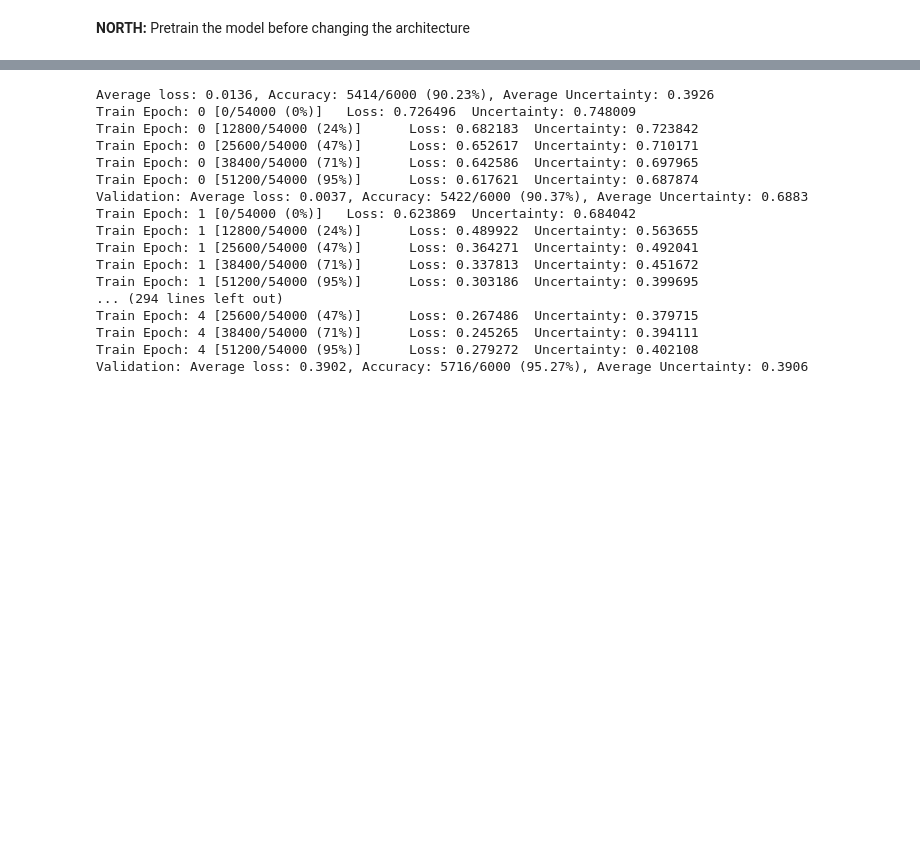
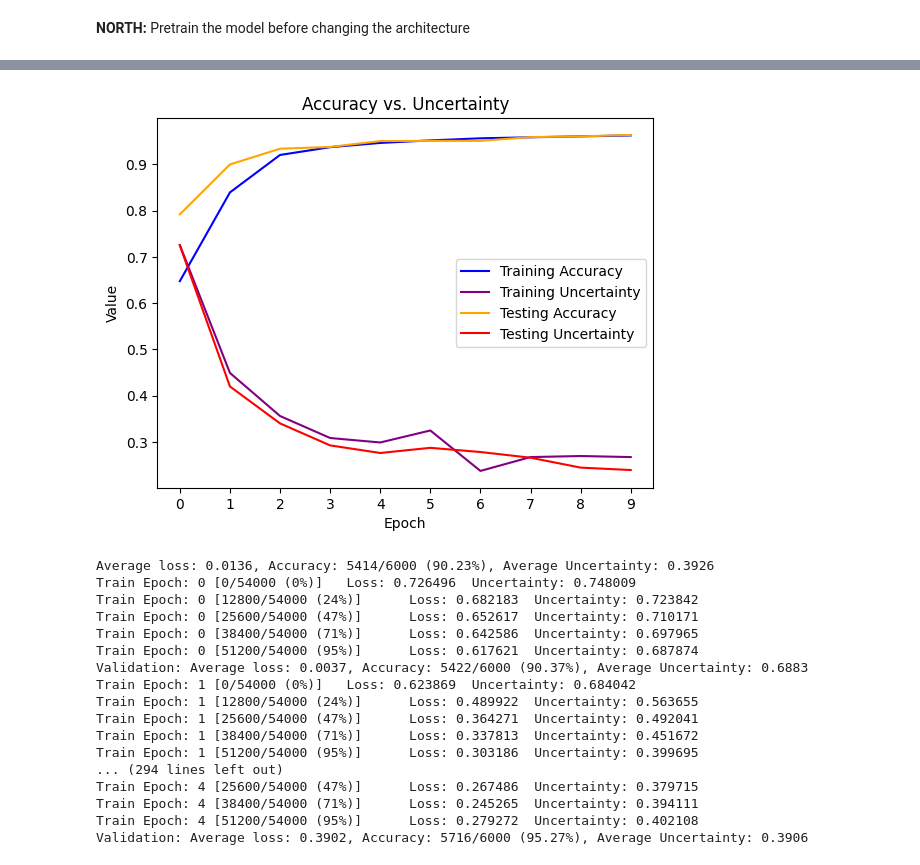
Before and after one commit to rhit-luttredn/SAD-NNs, a Jupyter notebook: sad_nns/north_and_edl_working.ipynb, the cells around one changed output, grey strips where cells are left out. Cells and saved outputs as stored; diff of their text form; code cells hidden in the pictures; blank space fills up the shorter version.

```diff
--- a/sad_nns/north_and_edl_working.ipynb
+++ b/sad_nns/north_and_edl_working.ipynb
@@ -41,6 +41,7 @@ optimizer = torch.optim.SGD(model.parameters(), lr=0.01)
 # Add EDL Loss Function
 # KLDivergenceLoss, MaximumLikelihoodLoss, CrossEntropyBayesRisk, SquaredErrorBayesRisk
 criterion = SquaredErrorBayesRisk()
+old_criterion = torch.nn.CrossEntropyLoss()
 kl_divergence = KLDivergenceLoss()
 # %% [markdown]
 **NORTH:** Get a dataset and define standard training and testing functions.
@@ -187,0 +193,3 @@ Validation: Average loss: 0.0164, Accuracy: 5375/6000 (89.58%), Average Uncertai
+# %%
+train(model, train_loader, optimizer, criterion, epochs=10, val_loader=val_loader, plot=True)
+# %% [output]
@@ -188,3 +213,4 @@ Validation: Average loss: 0.0164, Accuracy: 5375/6000 (89.58%), Average Uncertai
+[figure, added]
 # %%
 iterations = 10
 modded_model = copy.deepcopy(model)
```
Also changed, not shown: parts of 8 cells of this notebook.
